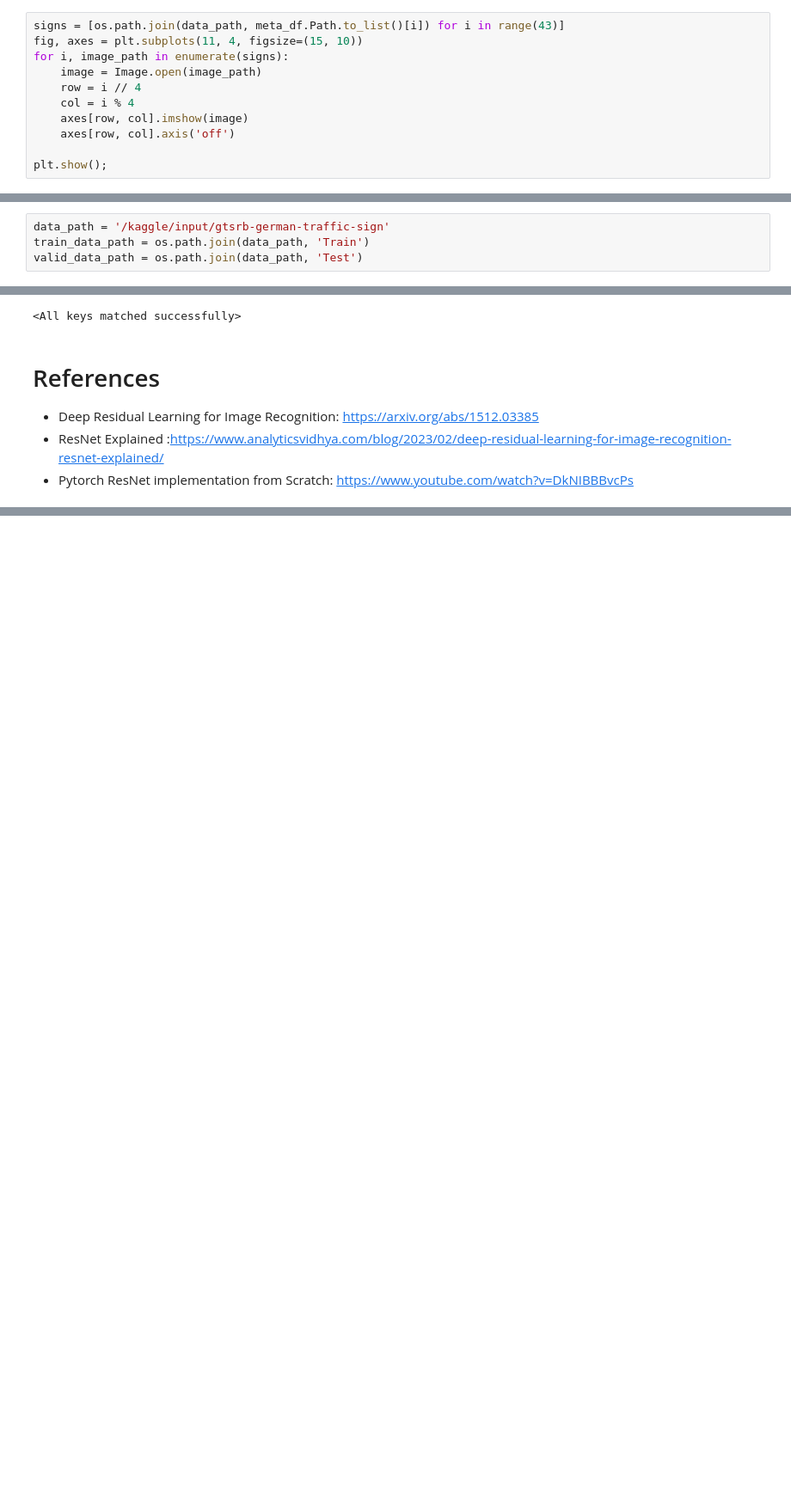
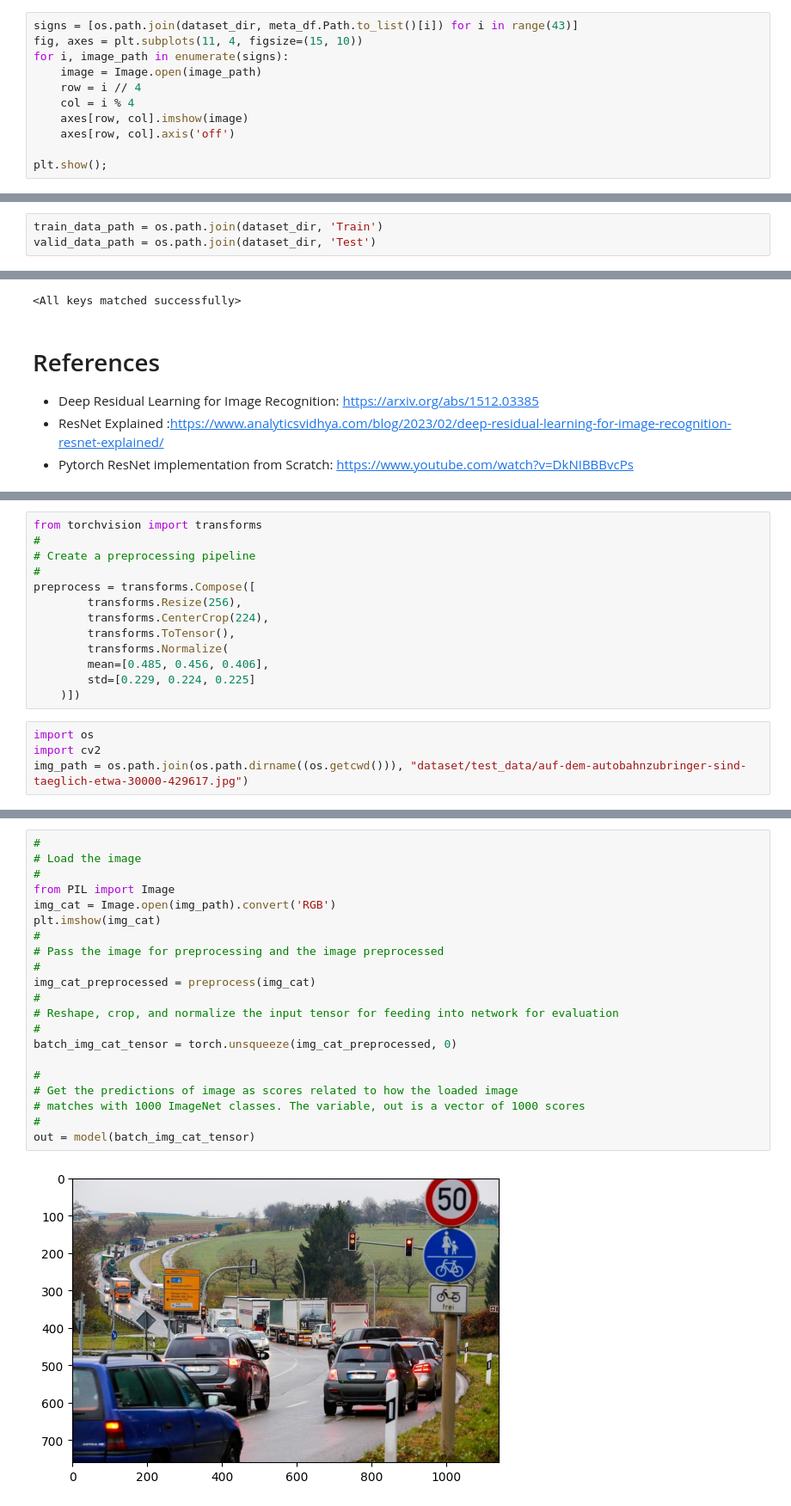
Before and after one commit to a-schulz/aai-selfdriving-cars, a Jupyter notebook: src/traffic-signs-recognition-resnet-from-scratch.ipynb, the cells around one changed output, grey strips where cells are left out. Shown at 86% size. Drawn from its saved outputs; the diff is of its cells as text; blank space fills up the shorter version.

Commit message:
example how to use with images

```diff
--- a/src/traffic-signs-recognition-resnet-from-scratch.ipynb
+++ b/src/traffic-signs-recognition-resnet-from-scratch.ipynb
@@ -63,7 +61,7 @@ number of Sign Ids in the dataset: 33
 # %% [markdown]
 ## Plotting the original Traffic signs
 # %%
-signs = [os.path.join(data_path, meta_df.Path.to_list()[i]) for i in range(43)]
+signs = [os.path.join(dataset_dir, meta_df.Path.to_list()[i]) for i in range(43)]
 fig, axes = plt.subplots(11, 4, figsize=(15, 10))
 for i, image_path in enumerate(signs):
     image = Image.open(image_path)
@@ -124,9 +122,8 @@ sns.barplot(y=classes.values, x=classes.index, color='g');
 # %% [markdown]
 ## Plotting samples of the Traffic signs
 # %%
-data_path = '/kaggle/input/gtsrb-german-traffic-sign'
-train_data_path = os.path.join(data_path, 'Train')
-valid_data_path = os.path.join(data_path, 'Test')
+train_data_path = os.path.join(dataset_dir, 'Train')
+valid_data_path = os.path.join(dataset_dir, 'Test')
 # %%
 folder_names = [os.path.join(train_data_path, str(i)) for i in random.choices(range(43), k=20)]
 file_names = [os.path.join(fldr, os.listdir(fldr)[0]) for fldr in folder_names]
@@ -494,0 +503,17 @@ model.load_state_dict(torch.load(out_path))
+# %%
+from torchvision import transforms
+#
+# Create a preprocessing pipeline
+#
+preprocess = transforms.Compose([
+        transforms.Resize(256),
+        transforms.CenterCrop(224),
+        transforms.ToTensor(),
+        transforms.Normalize(
+        mean=[0.485, 0.456, 0.406],
+        std=[0.229, 0.224, 0.225]
+    )])
+# %%
+import os
+import cv2
+img_path = os.path.join(os.path.dirname((os.getcwd())), "dataset/test_data/auf-dem-autobahnzubringer-sind-taeglich-etwa-30000-429617.jpg")
@@ -494,0 +531,23 @@ model.load_state_dict(torch.load(out_path))
+# %%
+#
+# Load the image
+#
+from PIL import Image
+img_cat = Image.open(img_path).convert('RGB')
+plt.imshow(img_cat)
+#
+# Pass the image for preprocessing and the image preprocessed
+#
+img_cat_preprocessed = preprocess(img_cat)
+#
+# Reshape, crop, and normalize the input tensor for feeding into network for evaluation
+#
+batch_img_cat_tensor = torch.unsqueeze(img_cat_preprocessed, 0)
+
+#
+# Get the predictions of image as scores related to how the loaded image
+# matches with 1000 ImageNet classes. The variable, out is a vector of 1000 scores
+#
+out = model(batch_img_cat_tensor)
+# %% [output]
+[figure, added]
```
Also changed, not shown: parts of 13 cells of this notebook, 3 other files.
